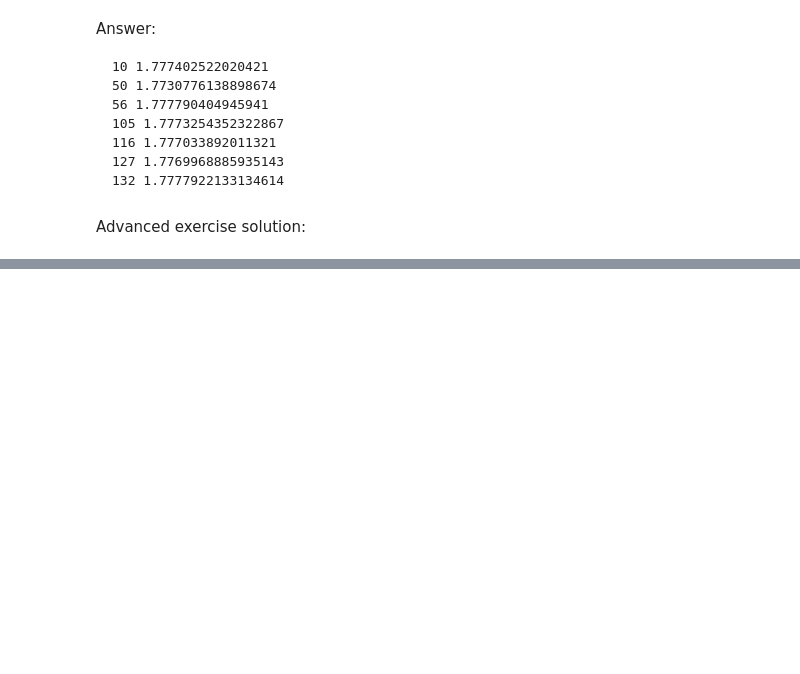
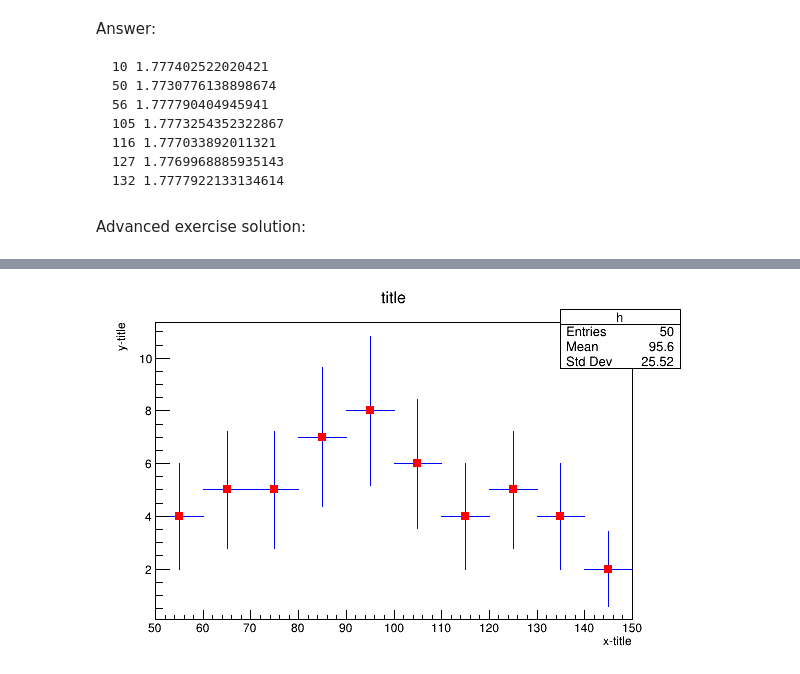
Before and after one commit to skhrg/Penn-Summer-Computing-Training, a Jupyter notebook: 9b_HEPex/ROOT.ipynb, the cells around one changed output, grey strips where cells are left out. Drawn from its saved outputs; the diff is of its cells as text; code cells hidden in the pictures; blank space fills up the shorter version.

Commit message:
add histograms

```diff
--- a/9b_HEPex/ROOT.ipynb
+++ b/9b_HEPex/ROOT.ipynb
@@ -141,0 +239,9 @@ def mass(event, object):
+# %%
+canvas = ROOT.TCanvas('c1', '', 600, 400)
+hist.SetLineColor(ROOT.kBlue)
+hist.SetMarkerStyle(ROOT.kFullSquare)
+hist.SetMarkerColor(ROOT.kRed)
+hist.Draw('PE')
+canvas.Draw()
+# %% [output]
+[figure, added]
```
Also changed, not shown: parts of 13 cells of this notebook, 2 other files.
